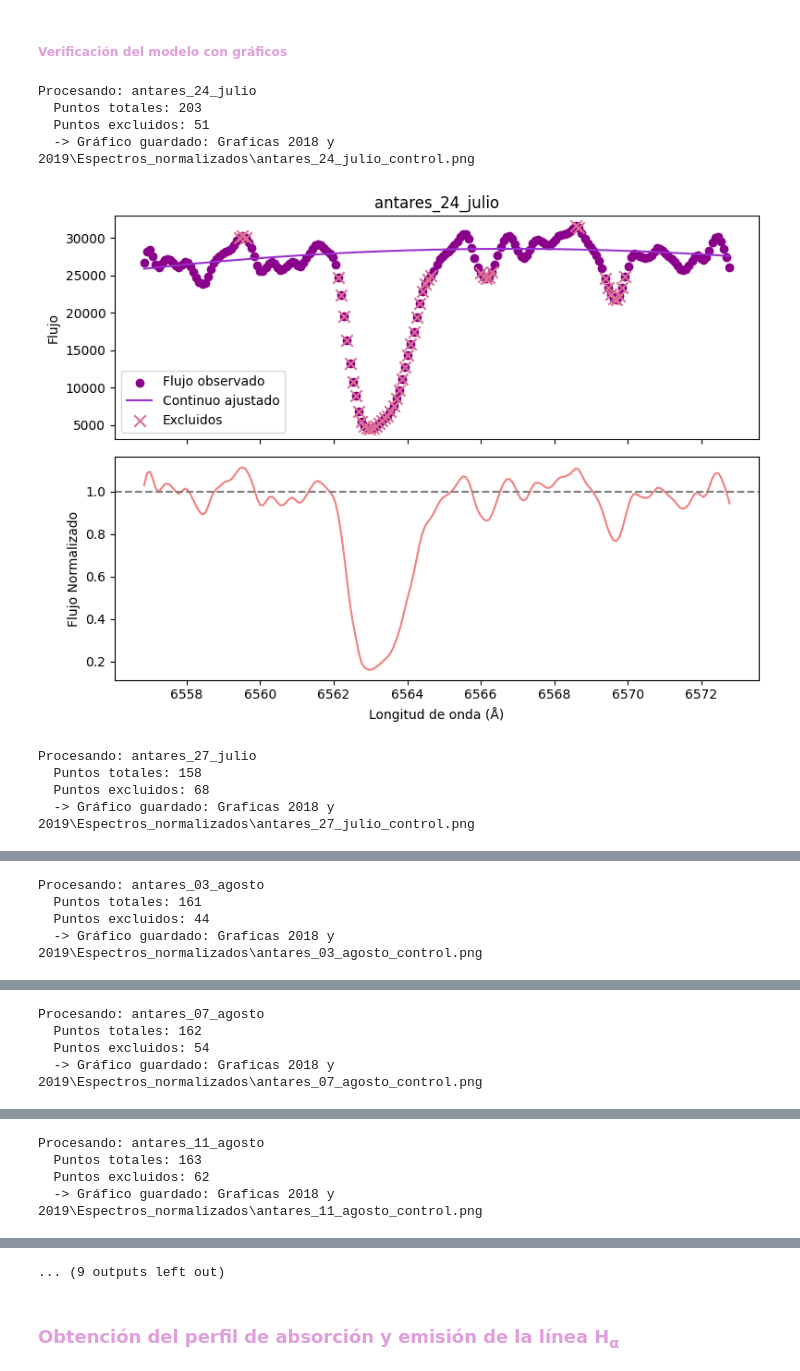
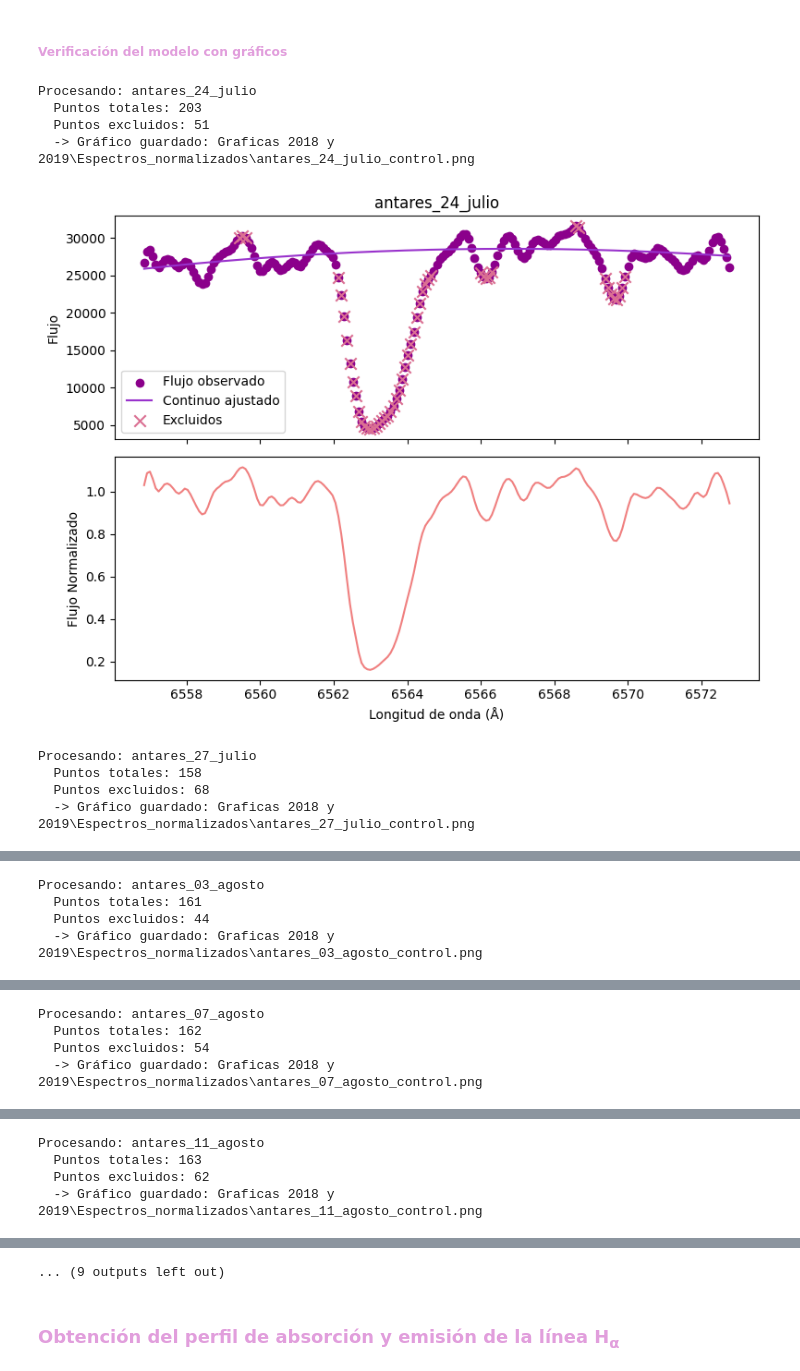
Before and after one commit to JessiDaniL/Tesis, a Jupyter notebook: Datos ESPARTACO/analisis_halpha_antares_normalizacion_2018.ipynb, the cells around one changed output, grey strips where cells are left out. Saved outputs shown, nothing was run; the diff lists cells and outputs as text; code cells hidden in the pictures.

```diff
--- a/Datos ESPARTACO/analisis_halpha_antares_normalizacion_2018.ipynb
+++ b/Datos ESPARTACO/analisis_halpha_antares_normalizacion_2018.ipynb
@@ -123,35 +123,34 @@ for nombre, df in espectros.items():
 
     fig, (ax1, ax2) = plt.subplots(2, 1, figsize=(8, 6), sharex=True)
 
     ax1.scatter(longitud_onda, flujo, color = "darkmagenta", label="Flujo observado")
     ax1.plot(longitud_onda, continuo, color ="darkorchid", label="Continuo ajustado")
     ax1.scatter(longitud_onda[~mascara_bool], flujo[~mascara_bool], color = "palevioletred",marker = "x", label="Excluidos", s = 80)
     ax1.set_ylabel("Flujo")
     ax1.legend()
     ax1.set_title(nombre)
 
     ax2.plot(longitud_onda, df["Flujo Normalizado"], color ="lightcoral")
-    ax2.axhline(1.0, color="gray", linestyle="--")
     ax2.set_ylabel("Flujo Normalizado")
     ax2.set_xlabel("Longitud de onda (Å)")
 
     plt.tight_layout()
 
     if guardar_graficos:
         fig_path = Path(carpeta_graficos) / f"{nombre}_control.png"
         plt.savefig(fig_path, dpi=120)
         print(f"  -> Gráfico guardado: {fig_path}")
 
     plt.show()
     plt.close(fig)
 
 print("\nProceso completo.")
 # %% [output]
 Procesando: antares_24_julio
   Puntos totales: 203
   Puntos excluidos: 51
   -> Gráfico guardado: Graficas 2018 y 2019\Espectros_normalizados\antares_24_julio_control.png
-[figure, old version]
+[figure, new version]
 Procesando: antares_27_julio
   Puntos totales: 158
   Puntos excluidos: 68
```
Also changed, not shown: parts of 2 cells of this notebook, 10 other files.
